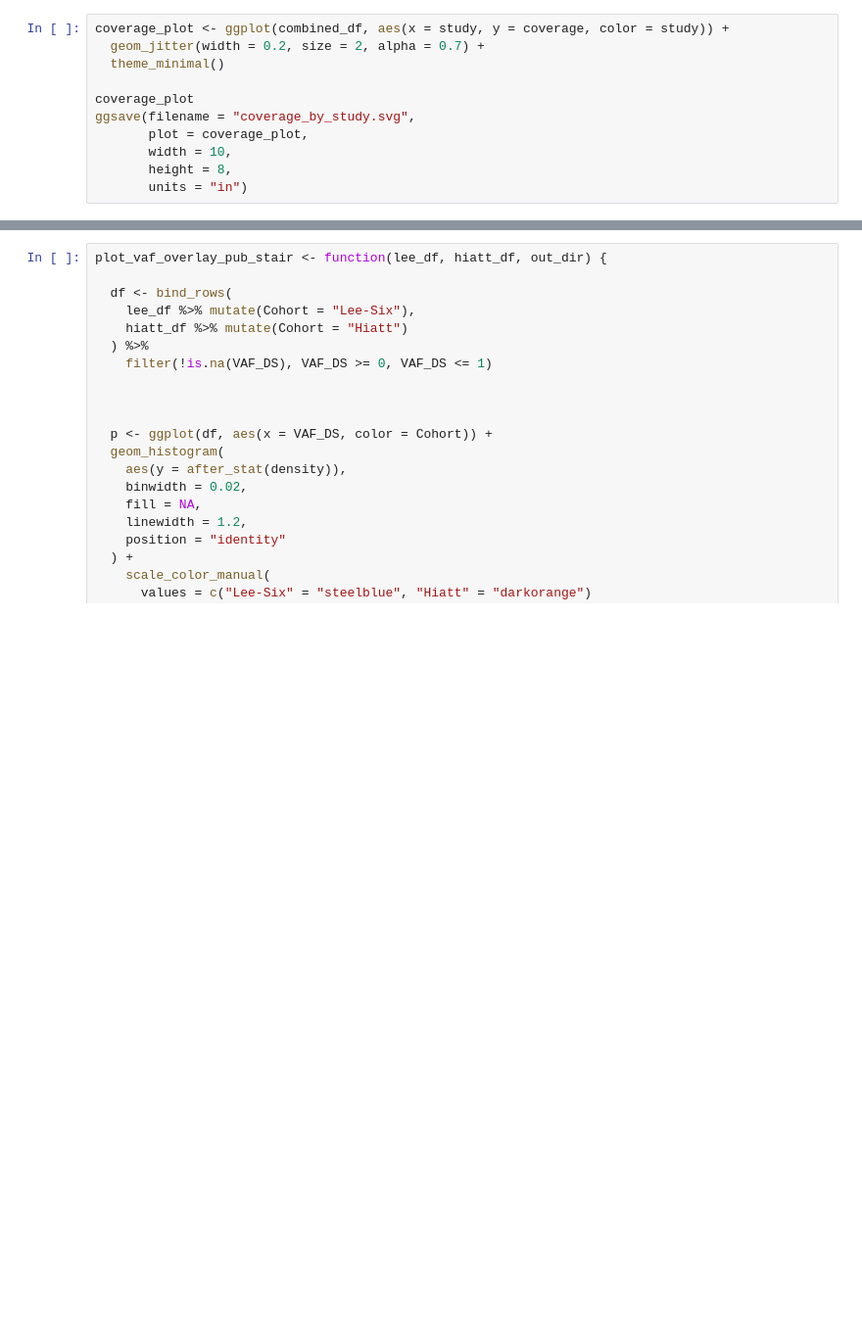
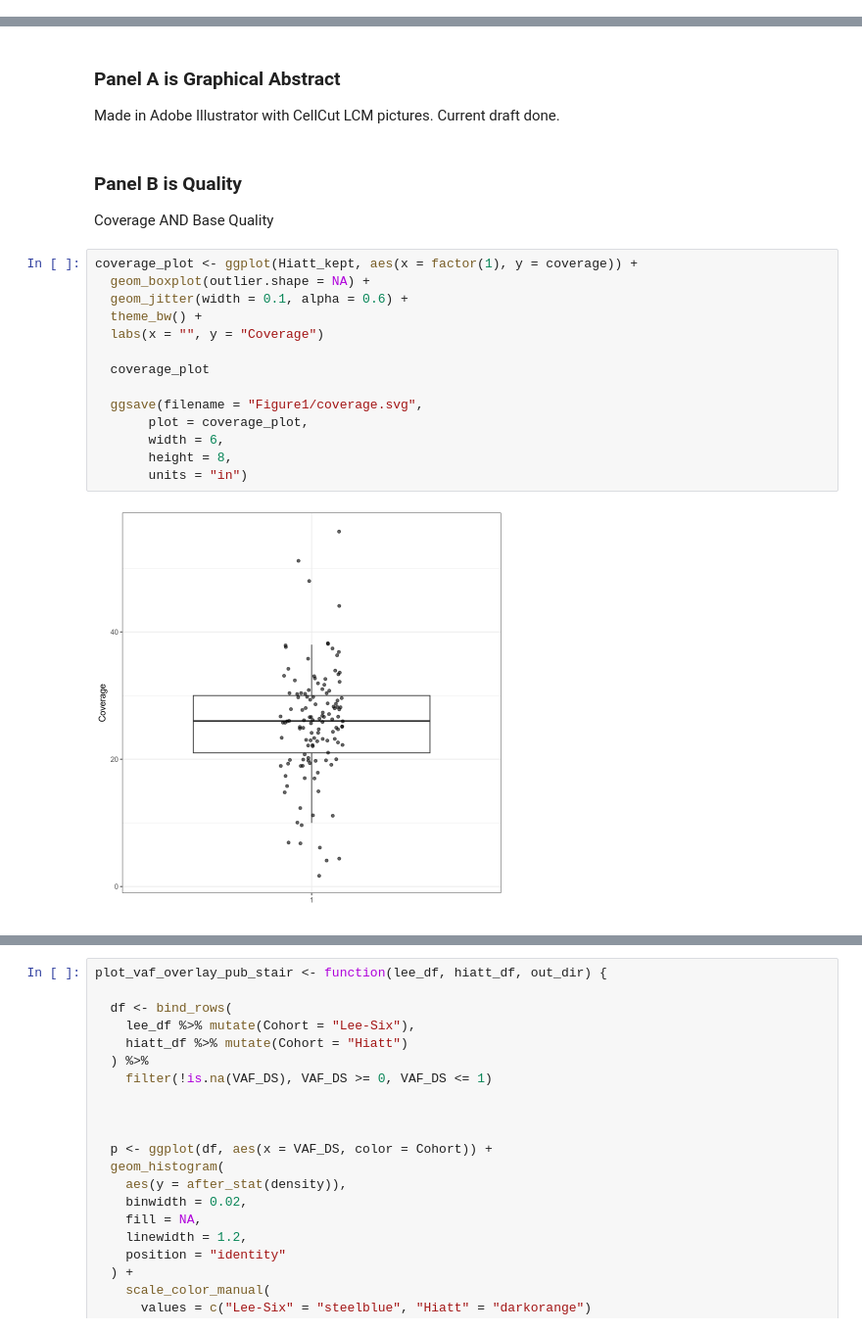
Before and after one commit to laurelhiatt/SEMIColon, a Jupyter notebook: scripts/figures/Figure1.ipynb, the cells around one changed output, grey strips where cells are left out. Shown at 98% size. Drawn from its saved outputs; the diff is of its cells as text; blank space fills up the shorter version.

Commit message:
updating figure scripts and directory structures

```diff
--- a/scripts/figures/Figure1.ipynb
+++ b/scripts/figures/Figure1.ipynb
@@ -883,11 +0,0 @@ median(combined_df$coverage[combined_df$study == "LeeSix"])
-# %%
-coverage_plot <- ggplot(combined_df, aes(x = study, y = coverage, color = study)) +
-  geom_jitter(width = 0.2, size = 2, alpha = 0.7) +
-  theme_minimal()
-
-coverage_plot
-ggsave(filename = "coverage_by_study.svg",
-       plot = coverage_plot,
-       width = 10,
-       height = 8,
-       units = "in")
@@ -1274,0 +134,23 @@ if (nrow(hiatt_df) > 0)
+# %% [markdown]
+### Panel A is Graphical Abstract
+Made in Adobe Illustrator with CellCut LCM pictures.
+Current draft done.
+# %% [markdown]
+### Panel B is Quality
+Coverage AND Base Quality
+# %%
+coverage_plot <- ggplot(Hiatt_kept, aes(x = factor(1), y = coverage)) +
+  geom_boxplot(outlier.shape = NA) +
+  geom_jitter(width = 0.1, alpha = 0.6) +
+  theme_bw() +
+  labs(x = "", y = "Coverage")
+
+  coverage_plot
+
+  ggsave(filename = "Figure1/coverage.svg",
+       plot = coverage_plot,
+       width = 6,
+       height = 8,
+       units = "in")
+# %% [output]
+[figure, added]
```
Also changed, not shown: parts of 61 cells of this notebook, 21 other files.
